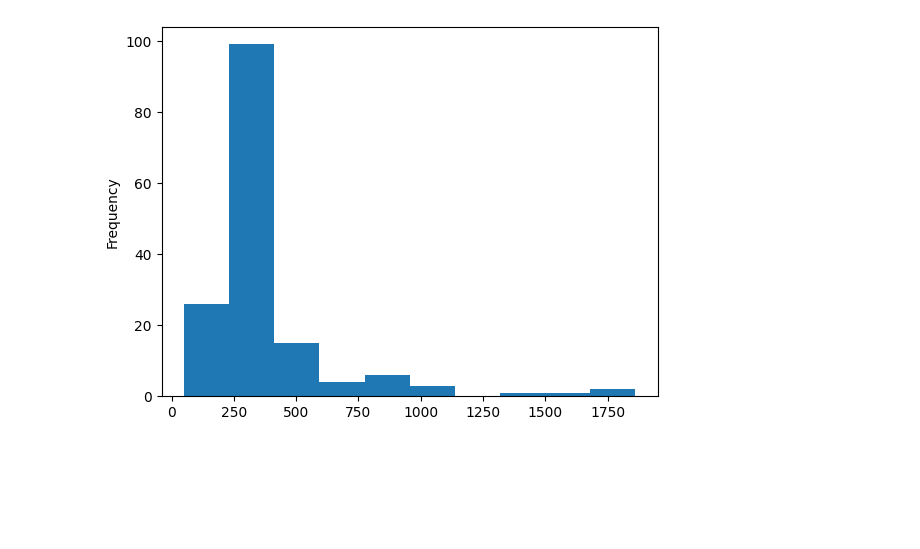
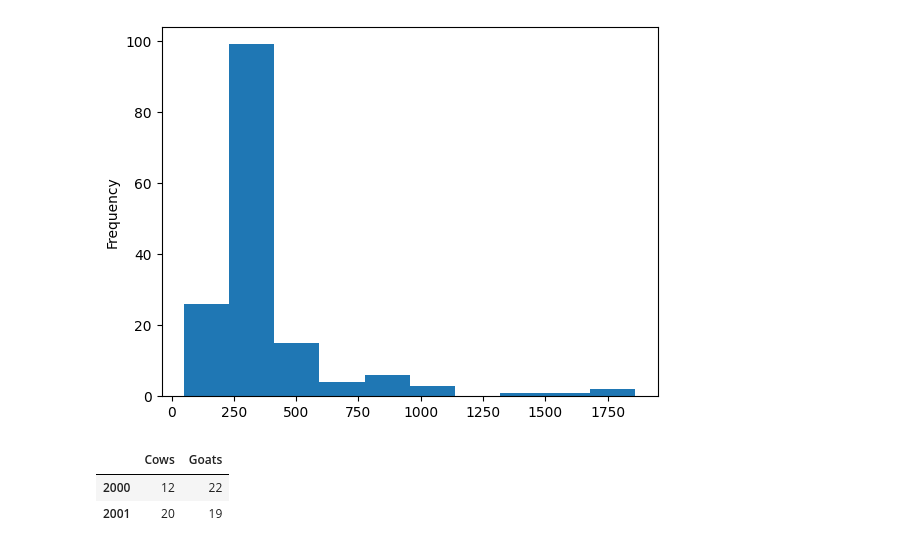
Before and after one commit to ahsiulkarim/Python-and-data-science, a Jupyter notebook: Statistics for Data Science/Script.ipynb, the cells around one changed output. Cells and saved outputs as stored; diff of their text form; code cells hidden in the pictures; blank space fills up the shorter version.

```diff
--- a/Statistics for Data Science/Script.ipynb
+++ b/Statistics for Data Science/Script.ipynb
@@ -1586,3 +1586,11 @@ df["Calories"].plot(kind='hist')
 # %% [output]
 <Axes: ylabel='Frequency'>
 [figure]
+# %%
+animals = pd.DataFrame({'Cows':[12,20],'Goats':[22,19]},index=['2000','2001'])
+# %%
+animals
+# %% [output]
+|  | Cows | Goats |
+| 2000 | 12 | 22 |
+| 2001 | 20 | 19 |
```
Also changed, not shown: parts of 1 cell of this notebook, 1 other file.
